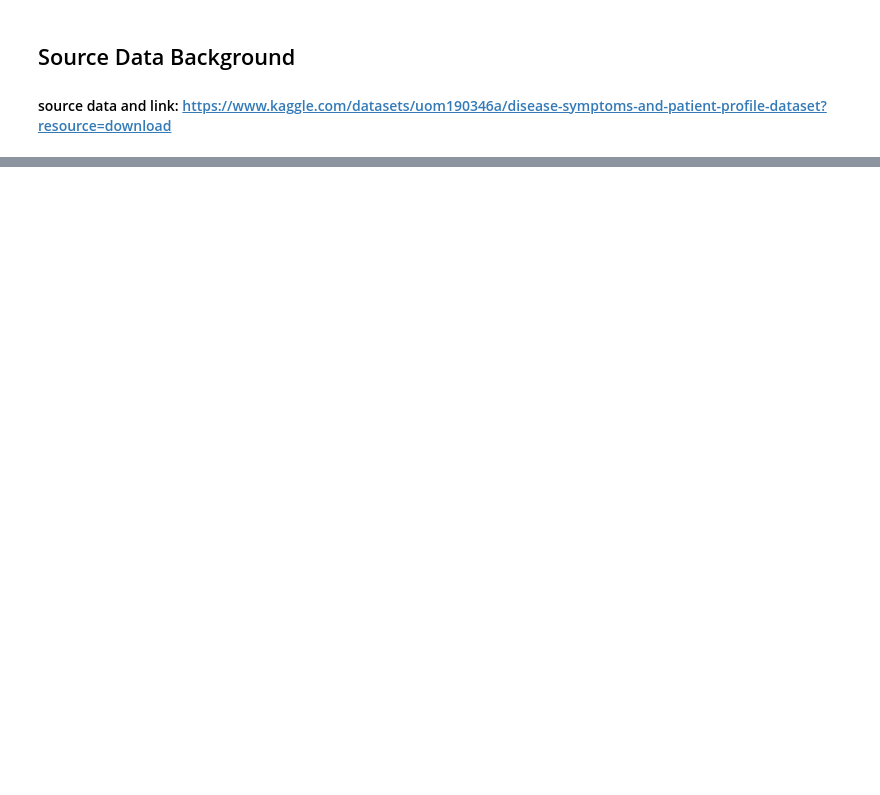
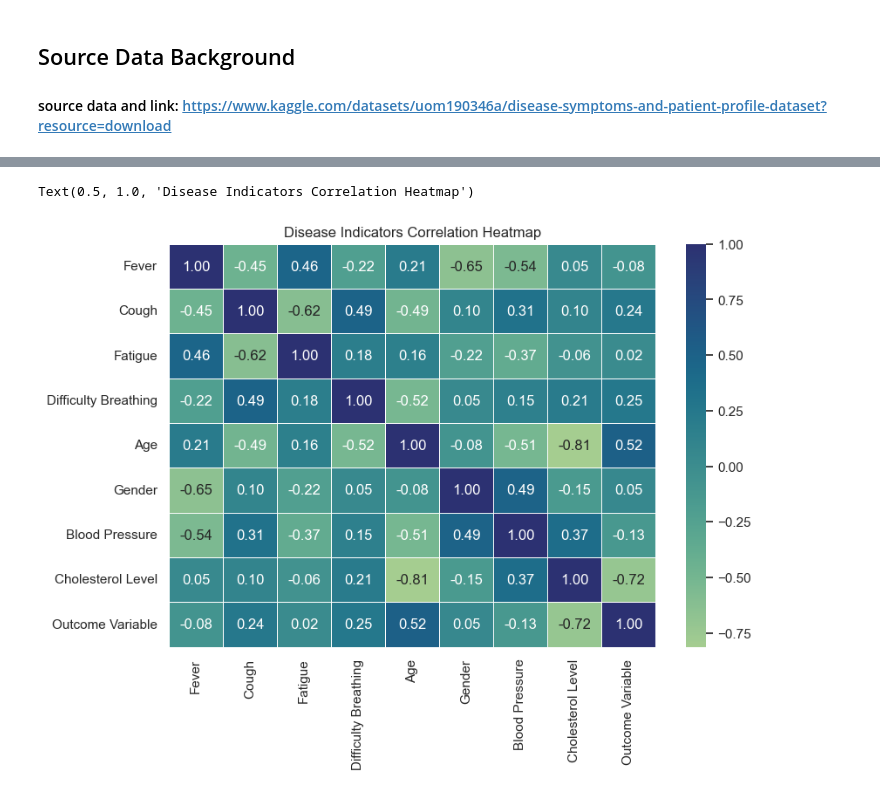
Before and after one commit to aminteer/ucbintroslsupervisedlearningfinal, a Jupyter notebook: healthdatanalysis.ipynb, the cells around one changed output, grey strips where cells are left out. Drawn from its saved outputs; the diff is of its cells as text; code cells hidden in the pictures; blank space fills up the shorter version.

```diff
--- a/healthdatanalysis.ipynb
+++ b/healthdatanalysis.ipynb
@@ -54,0 +199,22 @@ data.head()
+# %%
+#correlation analysis and heatmap
+sns.set_theme()
+
+df = stroke.copy(deep=True)
+df = df.loc[:, stroke.columns != 'Disease']
+#do some data cleanup
+change_col = ['Fever','Cough','Fatigue','Difficulty Breathing','Gender','Blood Pressure','Cholesterol Level','Outcome Variable']
+encoder = LabelEncoder()
+for i in change_col:
+    df[i] = encoder.fit_transform(df[i])
+
+corr_grid = df.corr(method="pearson")
+
+f, ax = plt.subplots(figsize=(9, 6))
+sns.heatmap(corr_grid, annot=True, linewidths=.5, ax=ax, fmt='.2f', cmap="crest", cbar=True)
+
+#sns.heatmap(corr_grid, vmin=-1., vmax=1., annot=True, fmt='.2f', cmap="YlGnBu", cbar=True, linewidths=0.5)
+plt.title("Disease Indicators Correlation Heatmap")
+# %% [output]
+Text(0.5, 1.0, 'Disease Indicators Correlation Heatmap')
+[figure, added]
```
Also changed, not shown: parts of 14 cells of this notebook.
